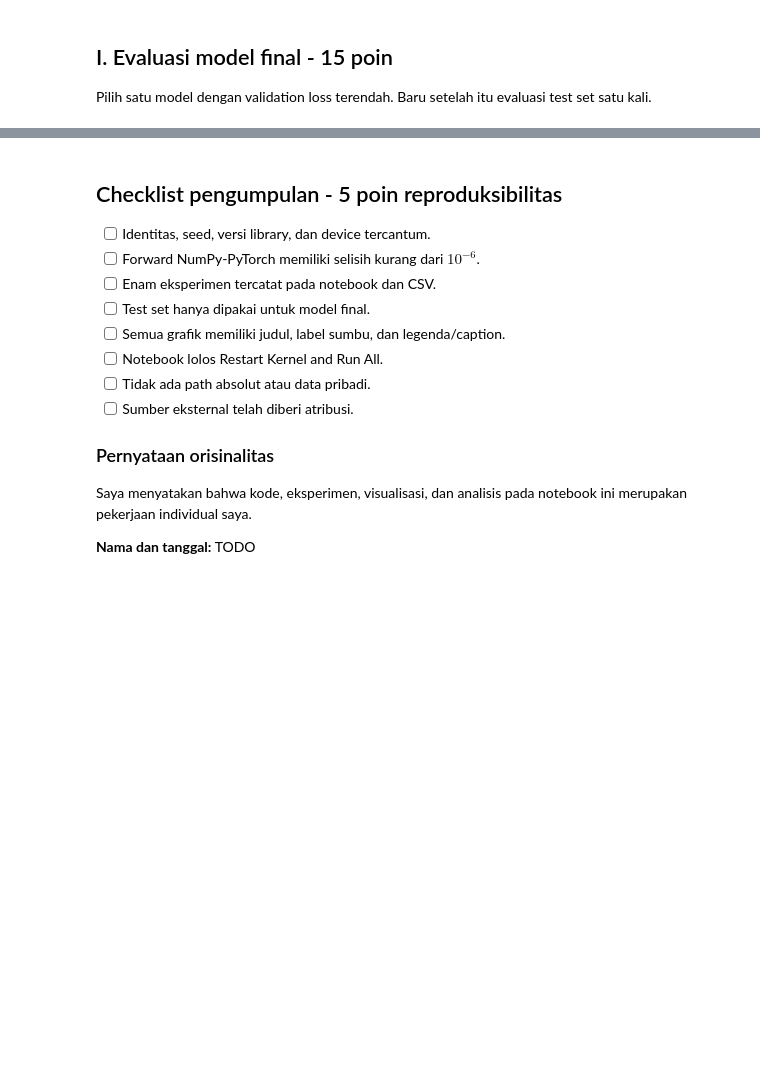
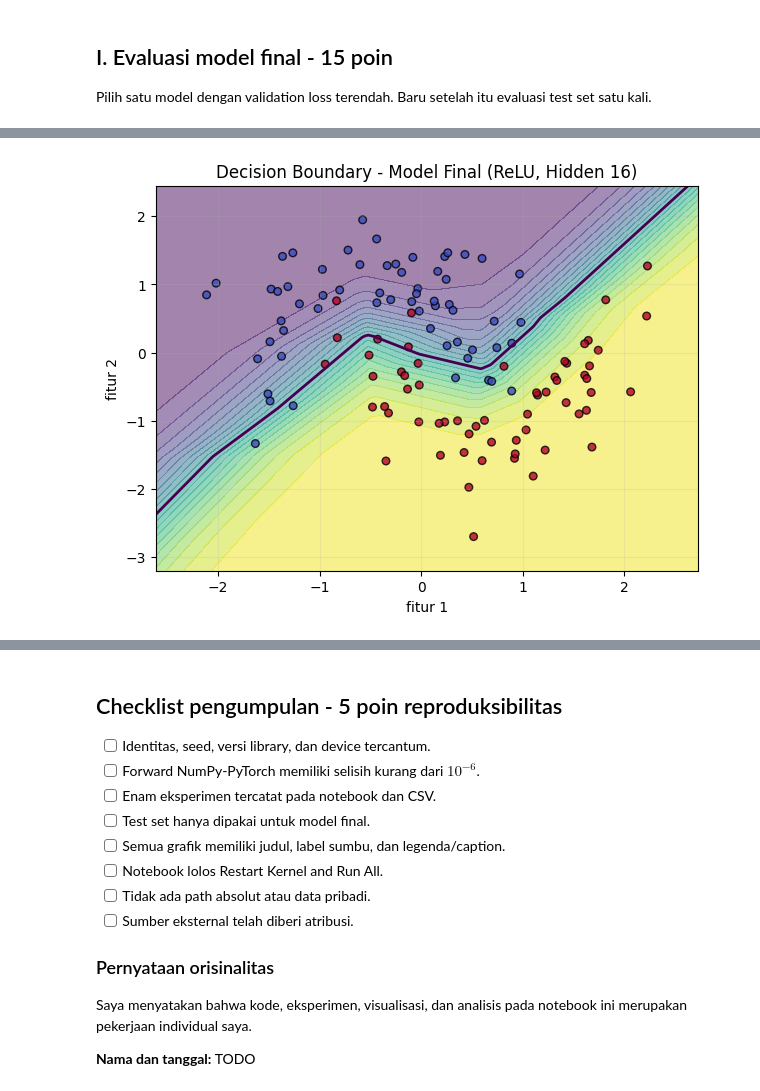
Before and after one commit to itsluthfia/Modul-Praktikum-Deep-Learning, a Jupyter notebook: M01_123450004.ipynb, the cells around one changed output, grey strips where cells are left out. Saved outputs shown, nothing was run; the diff lists cells and outputs as text; code cells hidden in the pictures; blank space fills up the shorter version.

```diff
--- a/M01_123450004.ipynb
+++ b/M01_123450004.ipynb
@@ -237,17 +321,32 @@ Jelaskan mengapa scaler hanya di-fit pada train set dan bukan seluruh data.
 Lengkapi pemilihan aktivasi dan model. Training loop diberikan; mekanismenya dibahas pada Modul 2.
 # %%
 def activation_layer(name: str) -> nn.Module:
-    # TODO: kembalikan objek nn.ReLU(), nn.Tanh(), atau nn.Sigmoid().
-    raise NotImplementedError
+    name = name.lower()
+    if name == 'relu':
+        return nn.ReLU()
+    elif name == 'tanh':
+        return nn.Tanh()
+    elif name == 'sigmoid':
+        return nn.Sigmoid()
+    else:
+        raise ValueError(f"Aktivasi tidak dikenali: {name}")
+
 
 def build_model(hidden_dim: int, activation: str, seed: int = SEED):
     seed_everything(seed)
-    # TODO: bangun arsitektur 2 -> hidden_dim -> 1 tanpa sigmoid output.
-    raise NotImplementedError
+
+    model = nn.Sequential(
+        nn.Linear(2, hidden_dim),
+        activation_layer(activation),
+        nn.Linear(hidden_dim, 1)
+    )
+    return model
 
 def count_parameters(model: nn.Module) -> int:
     return sum(parameter.numel() for parameter in model.parameters())
 
-# TODO: buat model 2 -> 8 -> 1 dan buktikan jumlah parameternya 4h+1 = 33.
-# model_check = build_model(8, 'relu')
-# assert count_parameters(model_check) == 33
+
+# Buat model 2 -> 8 -> 1 dan cek jumlah parameter
+model_check = build_model(8, 'relu')
+assert count_parameters(model_check) == 33
+print("Jumlah parameter:", count_parameters(model_check))
@@ -346,12 +573,3 @@ raise NotImplementedError('Jalankan enam eksperimen dan simpan metrics.csv.')
 ## I. Evaluasi model final - 15 poin
 
 Pilih satu model dengan validation loss terendah. Baru setelah itu evaluasi test set satu kali.
-# %%
-def plot_decision_boundary(model, X_values, y_values, title):
-    # TODO: buat mesh, prediksi probabilitas, contourf, batas 0.5, dan scatter data.
-    raise NotImplementedError
-
-# TODO: ambil run_id terbaik dari results.
-# TODO: hitung test loss dan test accuracy satu kali.
-# TODO: tampilkan confusion matrix dan decision boundary model final.
-raise NotImplementedError('Evaluasi model final dan buat visualisasi.')
@@ -358,3 +694,12 @@ raise NotImplementedError('Evaluasi model final dan buat visualisasi.')
+# %%
+plot_decision_boundary(
+    final_model,
+    X_test_s,
+    y_test_f.ravel(),
+    'Decision Boundary - Model Final (ReLU, Hidden 16)'
+)
+# %% [output]
+[figure, added]
 # %% [markdown]
 ## J. Analisis dan refleksi - 10 poin
 
```
Also changed, not shown: parts of 25 cells of this notebook.
